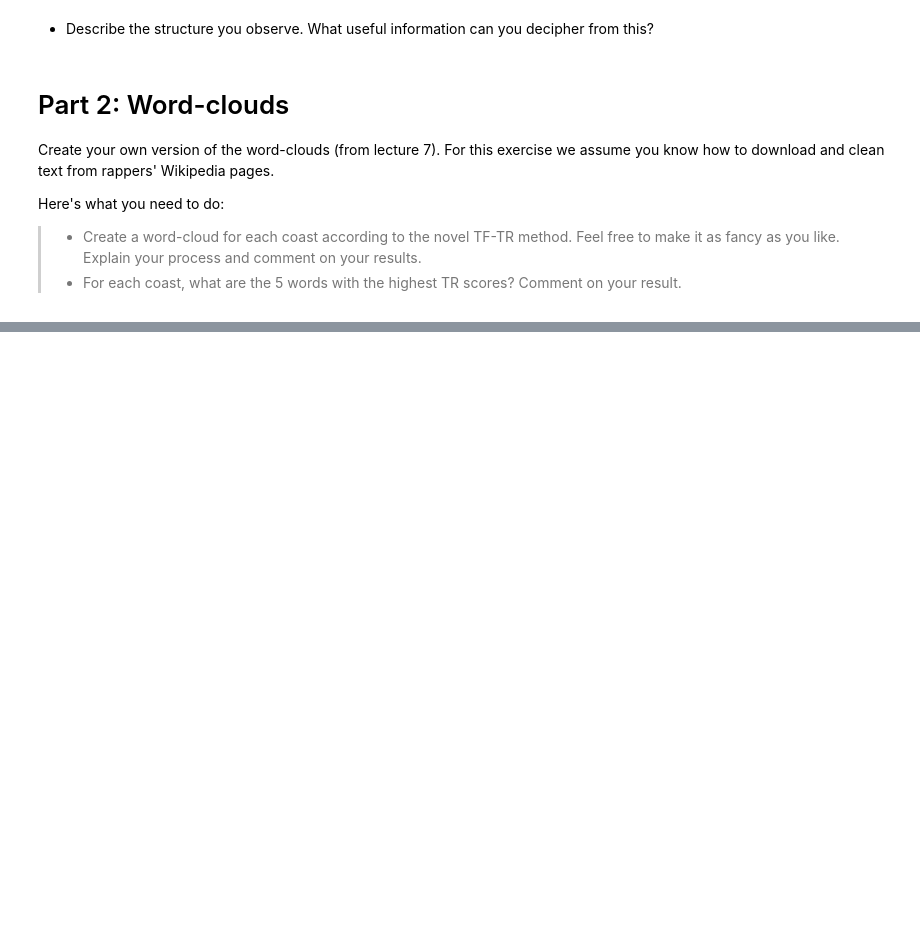
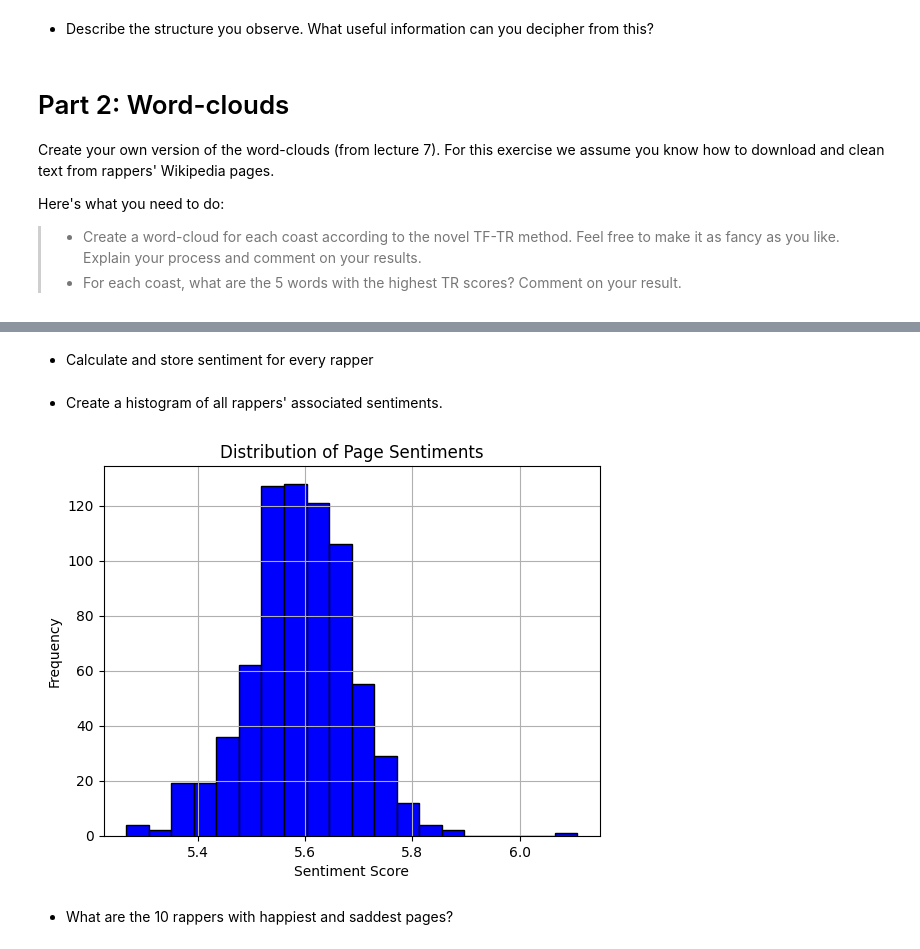
Before and after one commit to jereml99/socialgraphs2023, a Jupyter notebook: assignments/Assignment2.ipynb, the cells around one changed output, grey strips where cells are left out. Cells and saved outputs as stored; diff of their text form; code cells hidden in the pictures; blank space fills up the shorter version.

```diff
--- a/assignments/Assignment2.ipynb
+++ b/assignments/Assignment2.ipynb
@@ -152,0 +230,2 @@ Here's what you need to do:
+# %% [markdown]
+* Calculate and store sentiment for every rapper
@@ -152,0 +296,16 @@ Here's what you need to do:
+# %% [markdown]
+* Create a histogram of all rappers' associated sentiments.
+# %%
+sentiments = [attrs['sentiment'] for _, attrs in rap_graph_with_sentiment.nodes(data=True)]
+
+
+plt.hist(sentiments, bins=20, color='blue', edgecolor='black')
+
+plt.title("Distribution of Page Sentiments")
+plt.xlabel("Sentiment Score")
+plt.ylabel("Frequency")
+plt.grid(True)
+# %% [output]
+[figure, added]
+# %% [markdown]
+* What are the 10 rappers with happiest and saddest pages?
```
Also changed, not shown: parts of 24 cells of this notebook.
